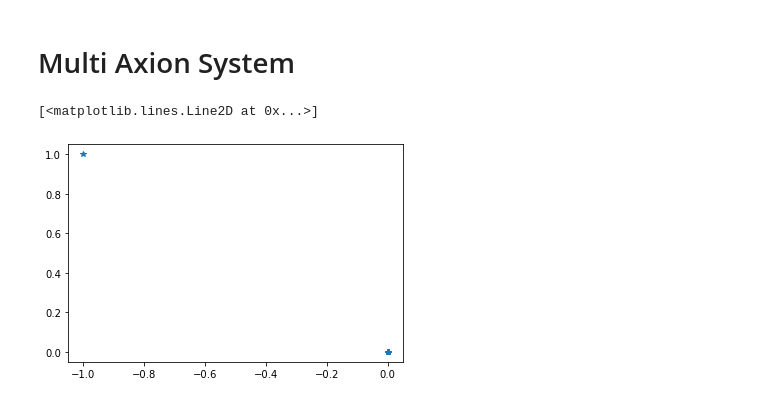
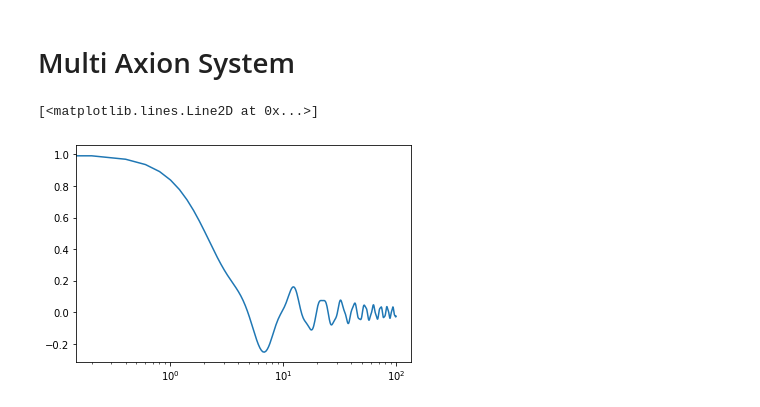
Before and after one commit to anna-jana/masters-project, a Jupyter notebook: transport_eq_in_time/multi_axion.ipynb, the cells around one changed output. Saved outputs shown, nothing was run; the diff lists cells and outputs as text; code cells hidden in the pictures.

Commit message:
work on multi field - simple simulation works

```diff
--- a/transport_eq_in_time/multi_axion.ipynb
+++ b/transport_eq_in_time/multi_axion.ipynb
@@ -7,14 +9,17 @@
 Q = np.array([[1,1], [1, 0]])
 Q_inv = np.linalg.inv(Q)
 eps = 1e-3
-Lambda = 1e7**2 * np.array([1, 1 + eps]) # [GeV]
+Lambda = 1e7**2 * np.array([1, 1 + eps]) # [GeV^2]
 thetas0 = [1, -1]
 H_inf = Gamma_inf = 1e8
-tmax_axion_time = 10.0
+tmax_axion = 100
 
-energy_scale, conv_factor, rho_R_init, rho_inf_init, scale, tmax_inf_time, red_chem_pots_init = \
-    init_system(H_inf, Gamma_inf, (Q, Lambda), multi_axion_field, tmax_axion_time)
-
-sol, T_and_H_fn, _ = decay_process.solve(tmax_inf, rho_R_init, rho_inf_init, scale, Gamma_inf)
+energy_scale, conv_factor, rho_R_init, rho_inf_init, scale, tmax_inf, red_chem_pots_init = \
+    init_system(H_inf, Gamma_inf, (Q, Lambda), multi_axion_field, tmax_axion)
+rh_sol, T_and_H_fn, T_and_H_and_T_dot_fn = decay_process.solve(tmax_inf, rho_R_init, rho_inf_init, scale, Gamma_inf)
 
 axsol = multi_axion_field.solve(np.hstack([thetas0, np.zeros(len(Lambda))]), (Q, Lambda), tmax_axion, T_and_H_fn, Gamma_inf)
+
+ts = np.linspace(0, tmax_axion, 500)
+theta1s, theta2s, theta1_dots, theta2_dots = canoncial_states = axsol.sol(ts)
+phi1s, phi2s, phi1_dots, phi2_dots = mass_states = multi_axion_field.calc_mass_state(canoncial_states, Q, Lambda)
@@ -24,5 +26,5 @@ y = axsol.sol(ts)
 # %%
-plt.plot(y[1,:], y[0,:],"*")
+plt.semilogx(ts, theta1s)
 # %% [output]
 [<matplotlib.lines.Line2D at 0x...>]
-[figure, old version]
+[figure, new version]
```
Also changed, not shown: parts of 5 cells of this notebook, 5 other files.
